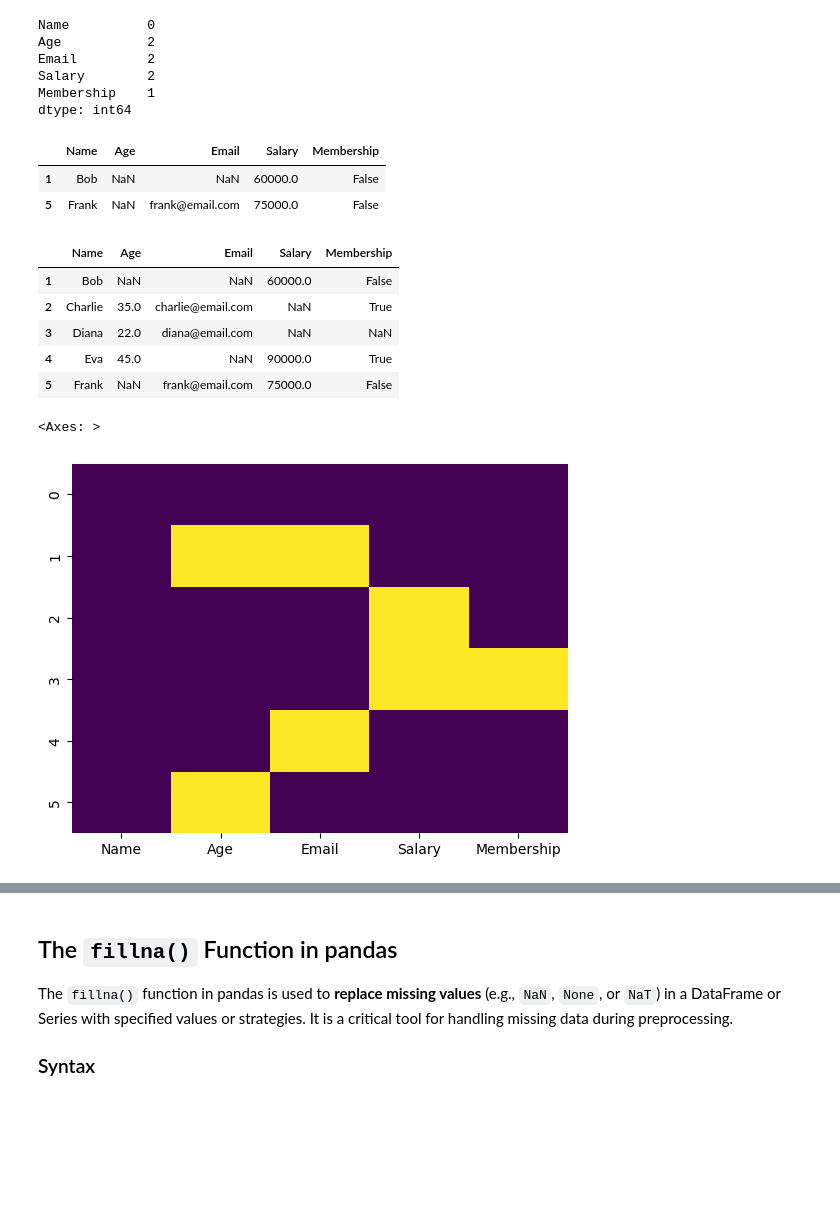
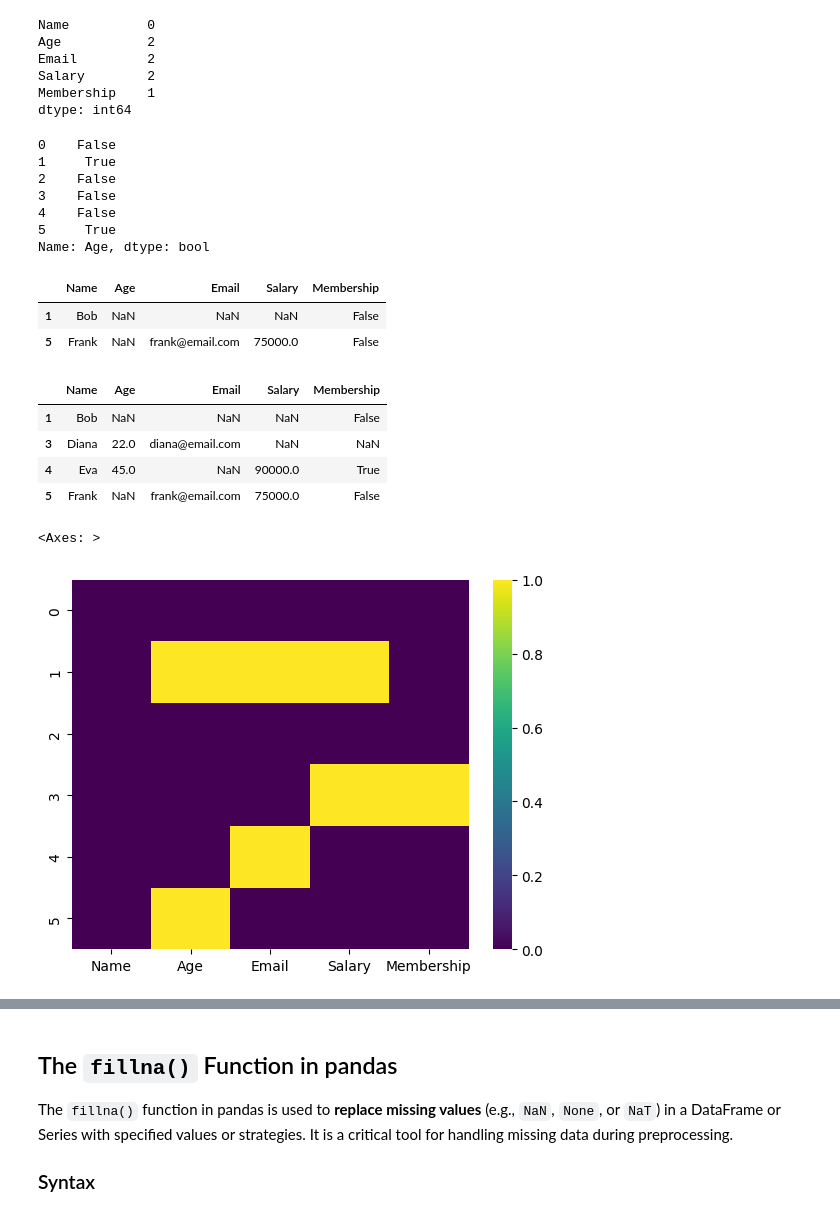
Before and after one commit to SyedTauhidUllahShah/DATA601W25, a Jupyter notebook: Week #3/Class #01/Data Wrangling.ipynb, the cells around one changed output, grey strips where cells are left out. Drawn from its saved outputs; the diff is of its cells as text; code cells hidden in the pictures; blank space fills up the shorter version.

```diff
--- a/Week #3/Class #01/Data Wrangling.ipynb
+++ b/Week #3/Class #01/Data Wrangling.ipynb
@@ -125,7 +140,7 @@ data = {
     'Name': ['Alice', 'Bob', 'Charlie', 'Diana', 'Eva', 'Frank'],
     'Age': [28, np.nan, 35, 22, 45, np.nan],
     'Email': ['alice@email.com', np.nan, 'charlie@email.com', 'diana@email.com', np.nan, 'frank@email.com'],
-    'Salary': [50000, 60000, np.nan, np.nan, 90000, 75000],
+    'Salary': [50000,  np.nan,60000, np.nan, 90000, 75000],
     'Membership': [True, False, True, np.nan, True, False]
 }
 
@@ -162,13 +187,23 @@ Email         2
 Salary        2
 Membership    1
 dtype: int64
+# %%
+df['Age'].isna()
+# %% [output]
+0    False
+1     True
+2    False
+3    False
+4    False
+5     True
+Name: Age, dtype: bool
 # %%
 # Filter Rows with Missing Values
 # Get rows where column Age has NaN
 df[df['Age'].isna()]
 # %% [output]
 |  | Name | Age | Email | Salary | Membership |
-| 1 | Bob | NaN | NaN | 60000.0 | False |
+| 1 | Bob | NaN | NaN | NaN | False |
 | 5 | Frank | NaN | frank@email.com | 75000.0 | False |
 # %%
 # Combine with any()/all()
@@ -176,16 +211,19 @@ df[df['Age'].isna()]
 df[df.isna().any(axis=1)]
 # %% [output]
 |  | Name | Age | Email | Salary | Membership |
-| 1 | Bob | NaN | NaN | 60000.0 | False |
-| 2 | Charlie | 35.0 | charlie@email.com | NaN | True |
+| 1 | Bob | NaN | NaN | NaN | False |
 | 3 | Diana | 22.0 | diana@email.com | NaN | NaN |
 | 4 | Eva | 45.0 | NaN | 90000.0 | True |
 | 5 | Frank | NaN | frank@email.com | 75000.0 | False |
 # %%
 #Visualize Missing Values
+'''
+Heatmaps are a great way to visualize data in a 2D matrix format,
+where the values are represented by colors.
+'''
 # Visualize missing data (optional, requires matplotlib/seaborn)
 import seaborn as sns
-sns.heatmap(df.isna(), cbar=False, cmap='viridis')
+sns.heatmap(df.isna(), cbar=True, cmap='viridis')
 # %% [output]
 <Axes: >
-[figure, old version]
+[figure, new version]
```
Also changed, not shown: parts of 37 cells of this notebook, 1 other file.
